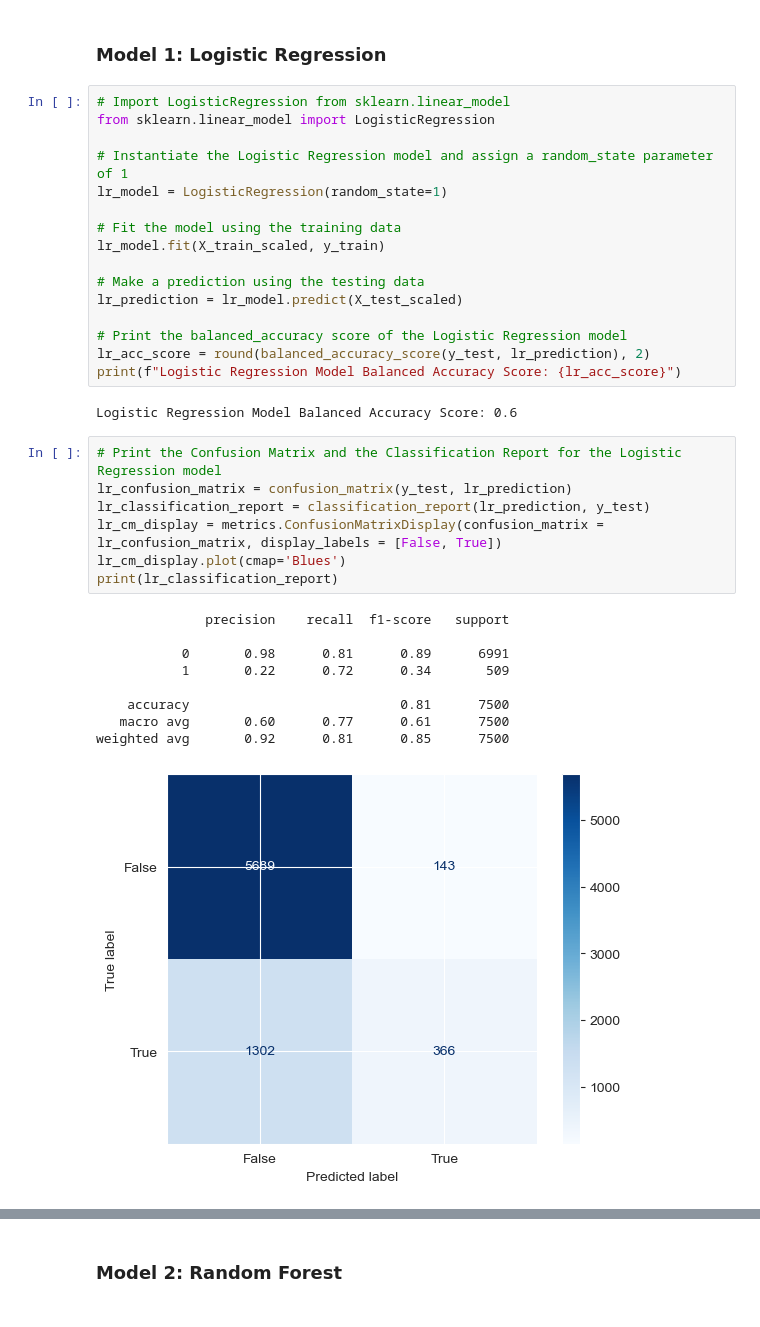
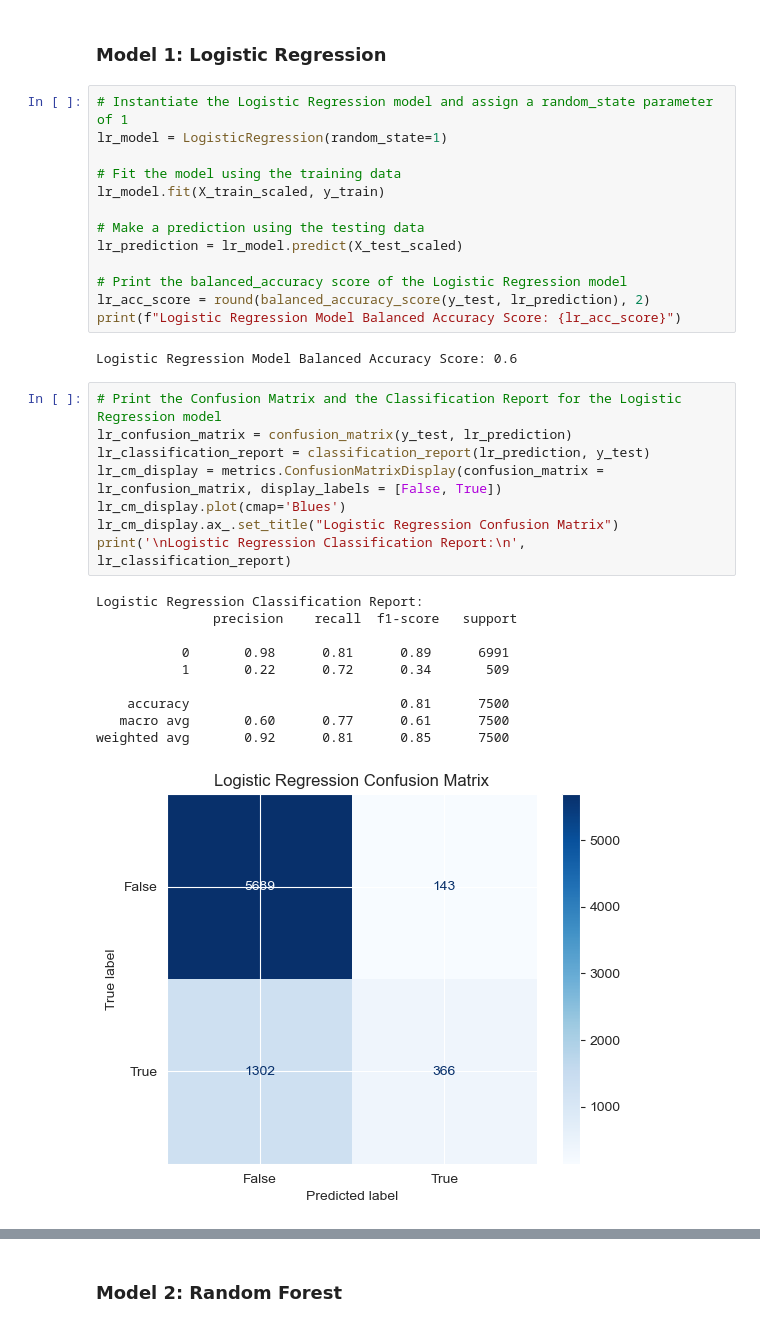
Before and after one commit to Graci98/Project-2, a Jupyter notebook: predicting_credit_default.ipynb, the cells around one changed output, grey strips where cells are left out. Cells and saved outputs as stored; diff of their text form.

```diff
--- a/predicting_credit_default.ipynb
+++ b/predicting_credit_default.ipynb
@@ -338,9 +343,6 @@ X_test_scaled = X_scaler.transform(X_test)
 # %% [markdown]
 ### Model 1: Logistic Regression
 # %%
-# Import LogisticRegression from sklearn.linear_model
-from sklearn.linear_model import LogisticRegression
-
 # Instantiate the Logistic Regression model and assign a random_state parameter of 1
 lr_model = LogisticRegression(random_state=1)
 
@@ -358,17 +360,19 @@ Logistic Regression Model Balanced Accuracy Score: 0.6
 # %%
 # Print the Confusion Matrix and the Classification Report for the Logistic Regression model
 lr_confusion_matrix = confusion_matrix(y_test, lr_prediction)
 lr_classification_report = classification_report(lr_prediction, y_test)
 lr_cm_display = metrics.ConfusionMatrixDisplay(confusion_matrix = lr_confusion_matrix, display_labels = [False, True])
 lr_cm_display.plot(cmap='Blues')
-print(lr_classification_report)
+lr_cm_display.ax_.set_title("Logistic Regression Confusion Matrix")
+print('\nLogistic Regression Classification Report:\n', lr_classification_report)
 # %% [output]
-              precision    recall  f1-score   support
+Logistic Regression Classification Report:
+               precision    recall  f1-score   support
 
            0       0.98      0.81      0.89      6991
            1       0.22      0.72      0.34       509
 
     accuracy                           0.81      7500
    macro avg       0.60      0.77      0.61      7500
 weighted avg       0.92      0.81      0.85      7500
-[figure, old version]
+[figure, new version]
```
Also changed, not shown: parts of 26 cells of this notebook.
